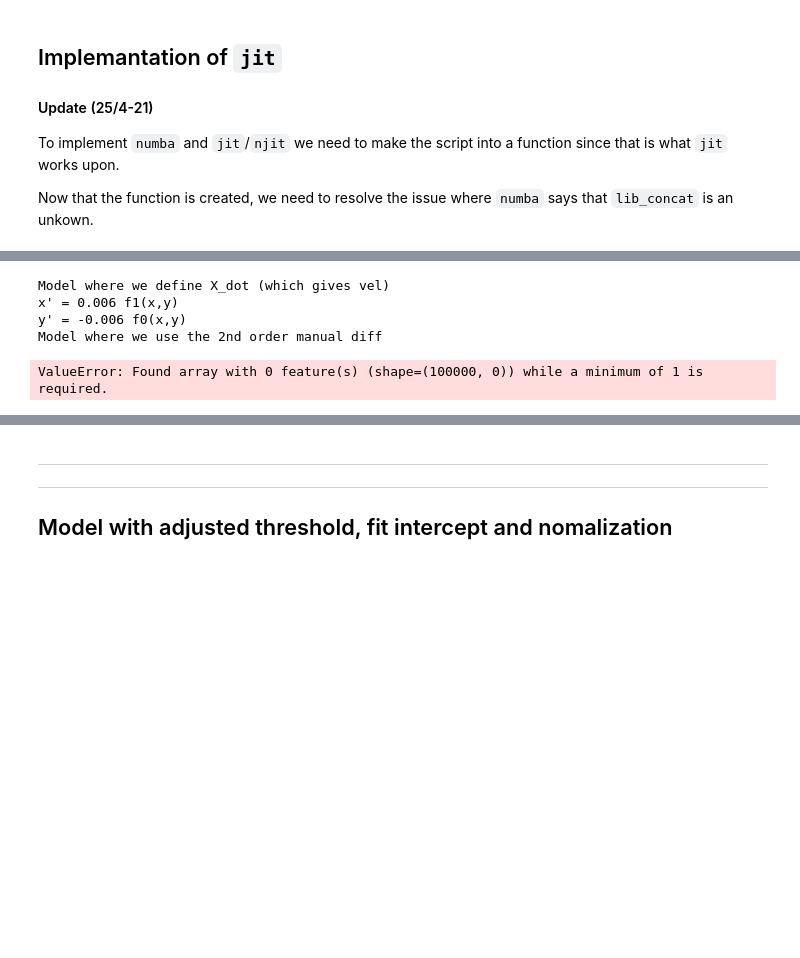
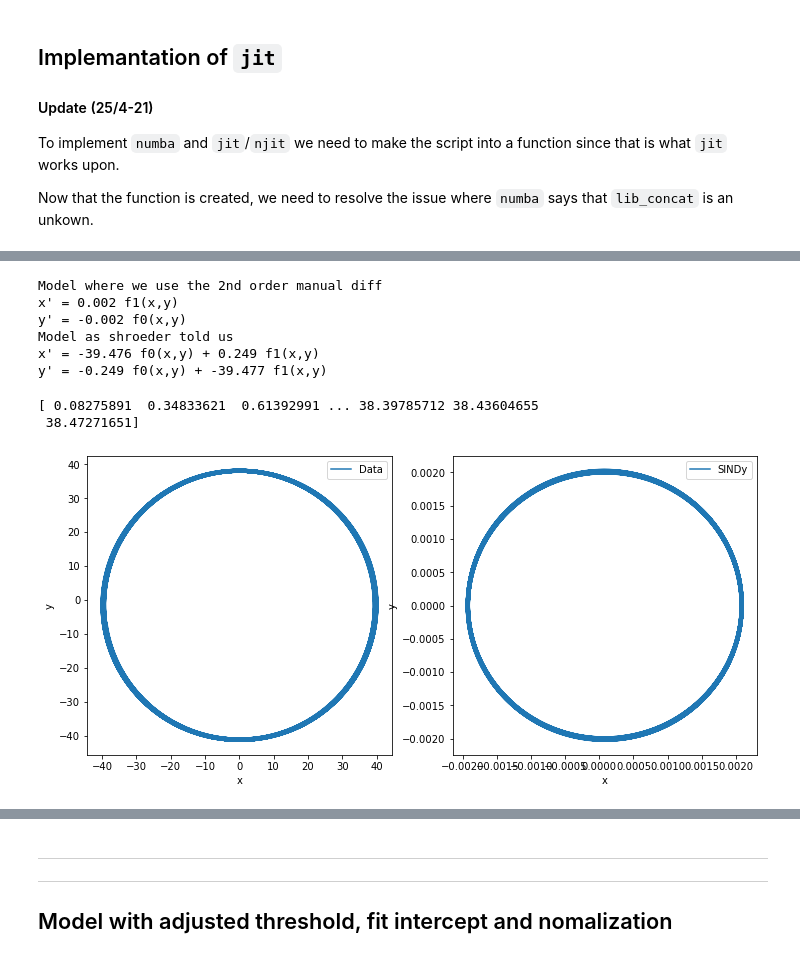
Before and after one commit to tobiashalling/SolarSINDy, a Jupyter notebook: SINDy test.ipynb, the cells around one changed output, grey strips where cells are left out. Saved outputs shown, nothing was run; the diff lists cells and outputs as text; code cells hidden in the pictures; blank space fills up the shorter version.

```diff
--- a/SINDy test.ipynb
+++ b/SINDy test.ipynb
@@ -366,39 +374,71 @@ File "<ipython-input-10-3290f210b7f7>", line 5:
 from pysindy.feature_library import PolynomialLibrary, CustomLibrary
 from pysindy.feature_library import ConcatLibrary
 xt = np.load('t_earth_pos.npy')
+vt = np.load('t_earth_vel.npy')
+at = np.load('t_earth_acc.npy')
 
 functions = [lambda x,y : x/(x**2+y**2)**(3/2), lambda x,y : y/(x**2+y**2)**(3/2)] # The specific functions we're looking for
 #lib_poly = PolynomialLibrary
 lib_custom = CustomLibrary(library_functions=functions) # defines the custom library we want to use
 lib_concat = ConcatLibrary([lib_custom])
 
-optimizer = ps.STLSQ(threshold=1e-15, fit_intercept=True)
+optimizer = ps.STLSQ(threshold=1e-5, fit_intercept=False)
 
 model = ps.SINDy(
         feature_library = lib_concat,
         optimizer=optimizer,
         feature_names = ['x', 'y'])
 
-tt = np.arange(0, xt.shape[0], 1)
+tt = np.arange(0, xt.shape[0], 1) # timesteps are not necissarely in years
 
 xtd = np.gradient(xt[:, 0], tt)
 ytd = np.gradient(xt[:, 1], tt)
 tdot = np.array([xtd, ytd]).T # .T is to transpose the array
 
-print('Model where we define X_dot (which gives vel)')
-model.fit(xt, t=tt, x_dot=tdot)
-model.print()
+#print('Model where we define X_dot (which gives vel)')
+#model.fit(xt, t=tt, x_dot=tdot)
+#model.print()
+#eq = model.equations(precision=15)
+#names = model.get_feature_names()
 
 xtdd = np.gradient(xtd, tt)
 ytdd = np.gradient(ytd, tt)
 tddot = np.array([xtdd, ytdd]).T
 
 print('Model where we use the 2nd order manual diff')
-model.fit(xtd, t=tt, x_dot=tddot)
+model.fit(tdot, t=tt, x_dot=at)
 model.print()
+
+
+print('Model as shroeder told us')
+model.fit(xt, t=tt, x_dot=at)
+model.print()
 # %% [output]
-Model where we define X_dot (which gives vel)
-x' = 0.006 f1(x,y)
-y' = -0.006 f0(x,y)
 Model where we use the 2nd order manual diff
+x' = 0.002 f1(x,y)
+y' = -0.002 f0(x,y)
+Model as shroeder told us
+x' = -39.476 f0(x,y) + 0.249 f1(x,y)
+y' = -0.249 f0(x,y) + -39.477 f1(x,y)
-ValueError: Found array with 0 feature(s) (shape=(100000, 0)) while a minimum of 1 is required.
+# %%
+def f0(x, y):
+    F0 = x/(x**2+y**2)**(3/2)
+    return F0
+
+def f1(x, y):
+    F1 = y/(x**2+y**2)**(3/2)
+    return F1
+
+hej = f0(xt[:, 0], xt[:, 1])
+#print(0.006*hej)
+
+a_x, a_y = 0.002*f1(xt[:, 0], xt[:, 1]), -0.002*f0(xt[:, 0], xt[:, 1])
+
+#plt.plot(a_x, a_y)
+plot(at[:, 0], at[:, 1], a_x, a_y)
+
+print(40*a_x - at[:, 0])
+# %% [output]
+[ 0.08275891  0.34833621  0.61392991 ... 38.39785712 38.43604655
+ 38.47271651]
+[figure, added]
```
Also changed, not shown: parts of 12 cells of this notebook, 26 other files.
